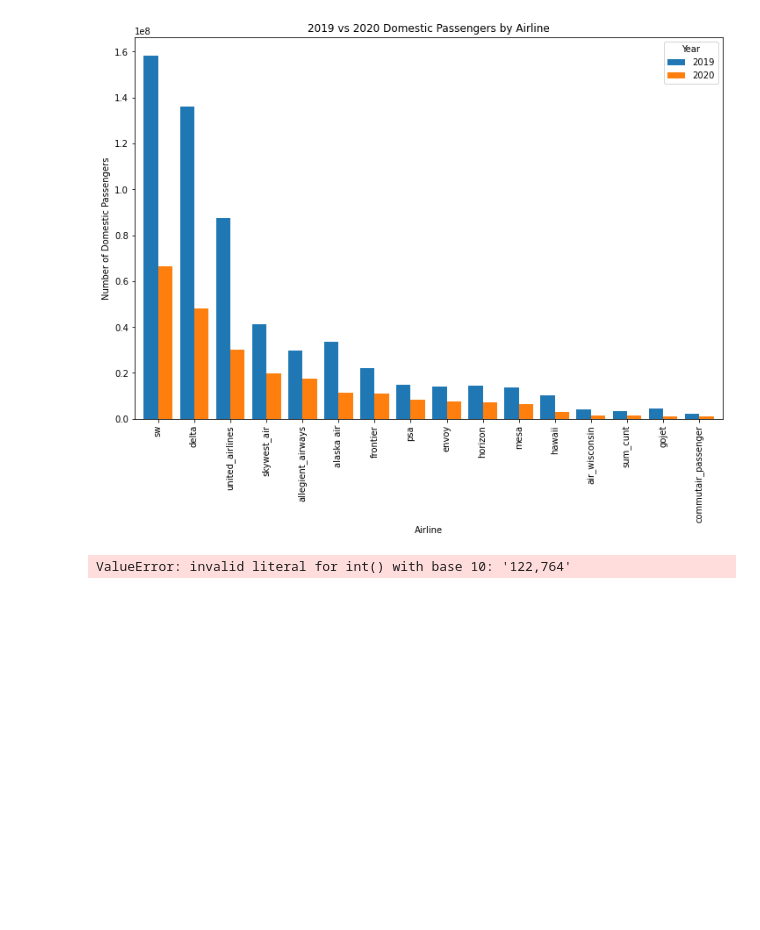
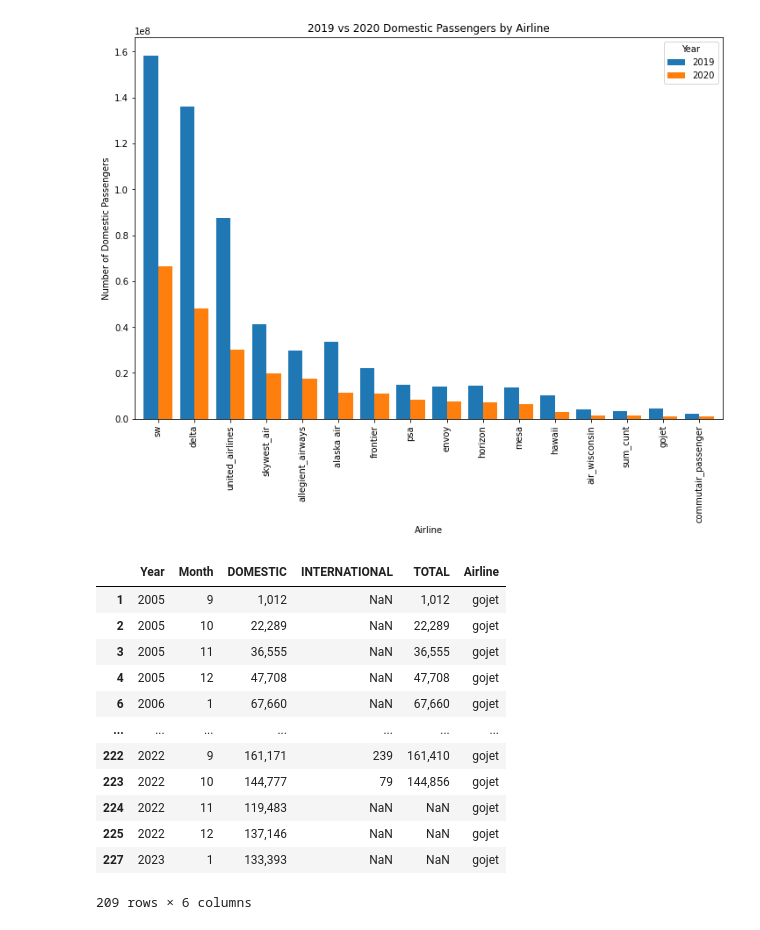
Before and after one commit to f4seth/econ695, a Jupyter notebook: international_domestic_stuff.ipynb, the cells around one changed output. Saved outputs shown, nothing was run; the diff lists cells and outputs as text; code cells hidden in the pictures; blank space fills up the shorter version.

```diff
--- a/international_domestic_stuff.ipynb
+++ b/international_domestic_stuff.ipynb
@@ -528,14 +528,6 @@ plt.show()
 ######### INTERNATIONAL
 
 ########
-# %%
-alaskadom = df_list[0]
-alaskadom["INTERNATIONAL"] = alaskadom["INTERNATIONAL"].astype(int)
-alaskadom["Year"] = alaskadom["Year"].astype(int)
-alaskadomfin = alaskadom.groupby(['Year', 'Airline']).sum().reset_index()
-alaskadomfin = alaskadomfin.loc[alaskadomfin["Year"].isin([2019, 2020,2021,2022])]
-# %% [output]
-ValueError: invalid literal for int() with base 10: '122,764'
 # %%
 df_list = [alaska_air, air_wisconsin, allegient_airways, american_airways , commutair_passenger
 , delta, eastern, envoy,frontier , gojet ,hawaii, horizon, jetblue,horizon
@@ -542,0 +535,17 @@ df_list = [alaska_air, air_wisconsin, allegient_airways, american_airways , comm
+# %%
+new_dfs = []
+gojet
+# %% [output]
+|  | Year | Month | DOMESTIC | INTERNATIONAL | TOTAL | Airline |
+| 1 | 2005 | 9 | 1,012 | NaN | 1,012 | gojet |
+| 2 | 2005 | 10 | 22,289 | NaN | 22,289 | gojet |
+| 3 | 2005 | 11 | 36,555 | NaN | 36,555 | gojet |
+| 4 | 2005 | 12 | 47,708 | NaN | 47,708 | gojet |
+| 6 | 2006 | 1 | 67,660 | NaN | 67,660 | gojet |
+| ... | ... | ... | ... | ... | ... | ... |
+| 222 | 2022 | 9 | 161,171 | 239 | 161,410 | gojet |
+| 223 | 2022 | 10 | 144,777 | 79 | 144,856 | gojet |
+| 224 | 2022 | 11 | 119,483 | NaN | NaN | gojet |
+| 225 | 2022 | 12 | 137,146 | NaN | NaN | gojet |
+| 227 | 2023 | 1 | 133,393 | NaN | NaN | gojet |
+209 rows × 6 columns
```
Also changed, not shown: parts of 15 cells of this notebook.
